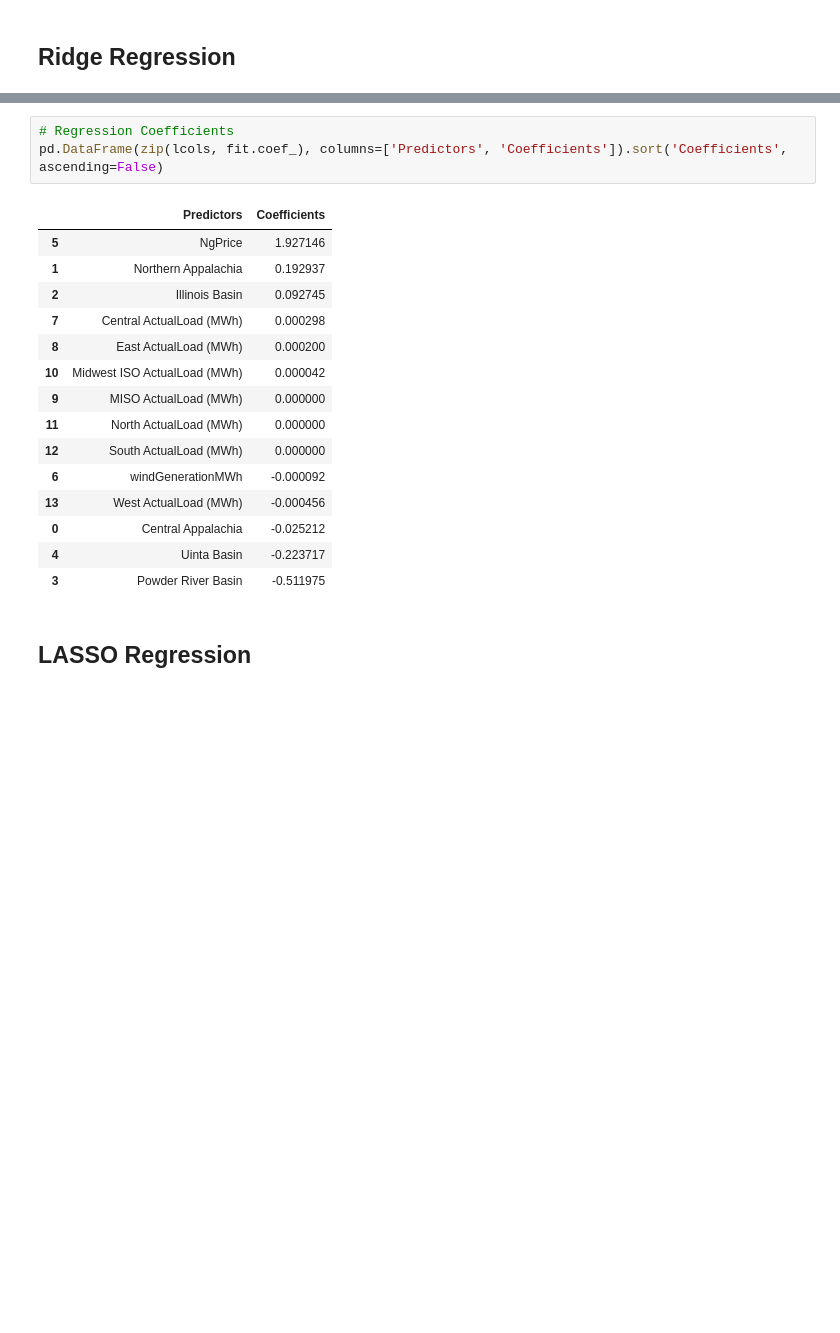
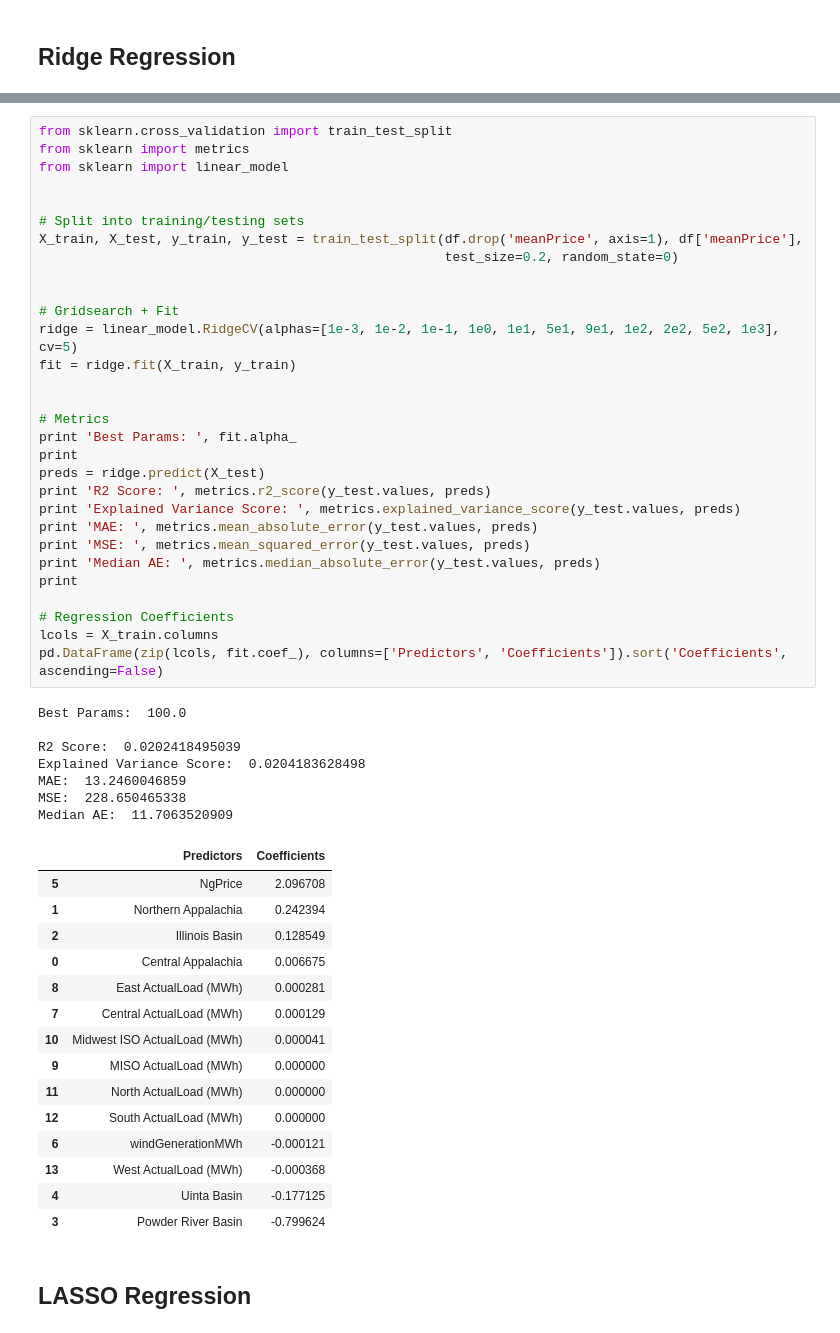
Before and after one commit to dannychua/Electricity-Price-Predictor, a Jupyter notebook: 3. Model/Regression - Ridge, LASSO.ipynb, the cells around one changed output, grey strips where cells are left out. Saved outputs shown, nothing was run; the diff lists cells and outputs as text; blank space fills up the shorter version.

Commit message:
Huge improvement in Ridge/LASSO regression models using EDA insights

```diff
--- a/3. Model/Regression - Ridge, LASSO.ipynb
+++ b/3. Model/Regression - Ridge, LASSO.ipynb
@@ -81,21 +63,55 @@ Score:  0.0220083834651
-# %%
-# Regression Coefficients
-pd.DataFrame(zip(lcols, fit.coef_), columns=['Predictors', 'Coefficients']).sort('Coefficients', ascending=False)
-# %% [output]
-|  | Predictors | Coefficients |
-| 5 | NgPrice | 1.927146 |
-| 1 | Northern Appalachia | 0.192937 |
-| 2 | Illinois Basin | 0.092745 |
-| 7 | Central ActualLoad (MWh) | 0.000298 |
-| 8 | East ActualLoad (MWh) | 0.000200 |
-| 10 | Midwest ISO ActualLoad (MWh) | 0.000042 |
-| 9 | MISO ActualLoad (MWh) | 0.000000 |
-| 11 | North ActualLoad (MWh) | 0.000000 |
-| 12 | South ActualLoad (MWh) | 0.000000 |
-| 6 | windGenerationMWh | -0.000092 |
-| 13 | West ActualLoad (MWh) | -0.000456 |
-| 0 | Central Appalachia | -0.025212 |
-| 4 | Uinta Basin | -0.223717 |
-| 3 | Powder River Basin | -0.511975 |
+# %%
+from sklearn.cross_validation import train_test_split
+from sklearn import metrics
+from sklearn import linear_model
+
+
+# Split into training/testing sets
+X_train, X_test, y_train, y_test = train_test_split(df.drop('meanPrice', axis=1), df['meanPrice'],
+                                                    test_size=0.2, random_state=0)
+
+
+# Gridsearch + Fit
+ridge = linear_model.RidgeCV(alphas=[1e-3, 1e-2, 1e-1, 1e0, 1e1, 5e1, 9e1, 1e2, 2e2, 5e2, 1e3], cv=5)
+fit = ridge.fit(X_train, y_train)
+
+
+# Metrics
+print 'Best Params: ', fit.alpha_
+print
+preds = ridge.predict(X_test)
+print 'R2 Score: ', metrics.r2_score(y_test.values, preds)
+print 'Explained Variance Score: ', metrics.explained_variance_score(y_test.values, preds)
+print 'MAE: ', metrics.mean_absolute_error(y_test.values, preds)
+print 'MSE: ', metrics.mean_squared_error(y_test.values, preds)
+print 'Median AE: ', metrics.median_absolute_error(y_test.values, preds)
+print
+
+# Regression Coefficients
+lcols = X_train.columns
+pd.DataFrame(zip(lcols, fit.coef_), columns=['Predictors', 'Coefficients']).sort('Coefficients', ascending=False)
+# %% [output]
+Best Params:  100.0
+
+R2 Score:  0.0202418495039
+Explained Variance Score:  0.0204183628498
+MAE:  13.2460046859
+MSE:  228.650465338
+Median AE:  11.7063520909
+|  | Predictors | Coefficients |
+| 5 | NgPrice | 2.096708 |
+| 1 | Northern Appalachia | 0.242394 |
+| 2 | Illinois Basin | 0.128549 |
+| 0 | Central Appalachia | 0.006675 |
+| 8 | East ActualLoad (MWh) | 0.000281 |
+| 7 | Central ActualLoad (MWh) | 0.000129 |
+| 10 | Midwest ISO ActualLoad (MWh) | 0.000041 |
+| 9 | MISO ActualLoad (MWh) | 0.000000 |
+| 11 | North ActualLoad (MWh) | 0.000000 |
+| 12 | South ActualLoad (MWh) | 0.000000 |
+| 6 | windGenerationMWh | -0.000121 |
+| 13 | West ActualLoad (MWh) | -0.000368 |
+| 4 | Uinta Basin | -0.177125 |
+| 3 | Powder River Basin | -0.799624 |
 # %% [markdown]
 ## LASSO Regression
```
Also changed, not shown: parts of 33 cells of this notebook, 1 other file.
